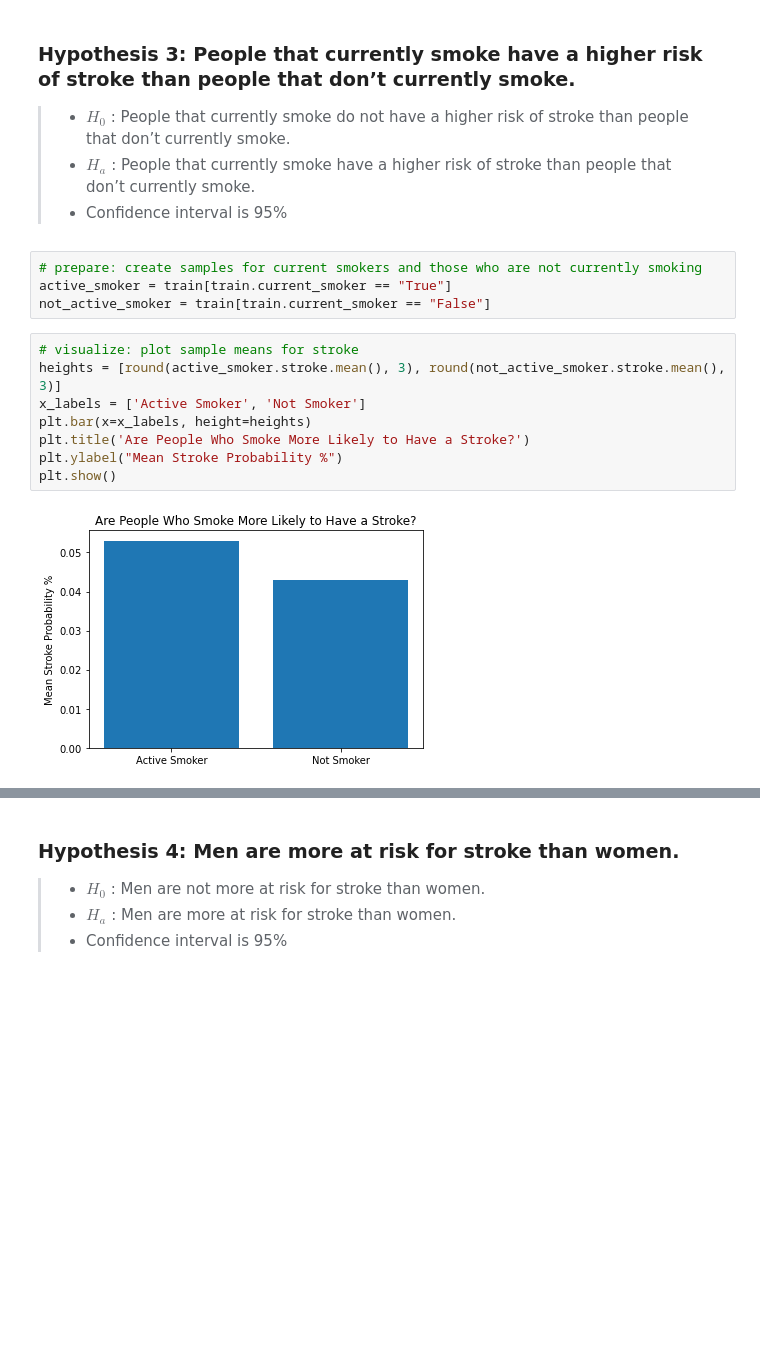
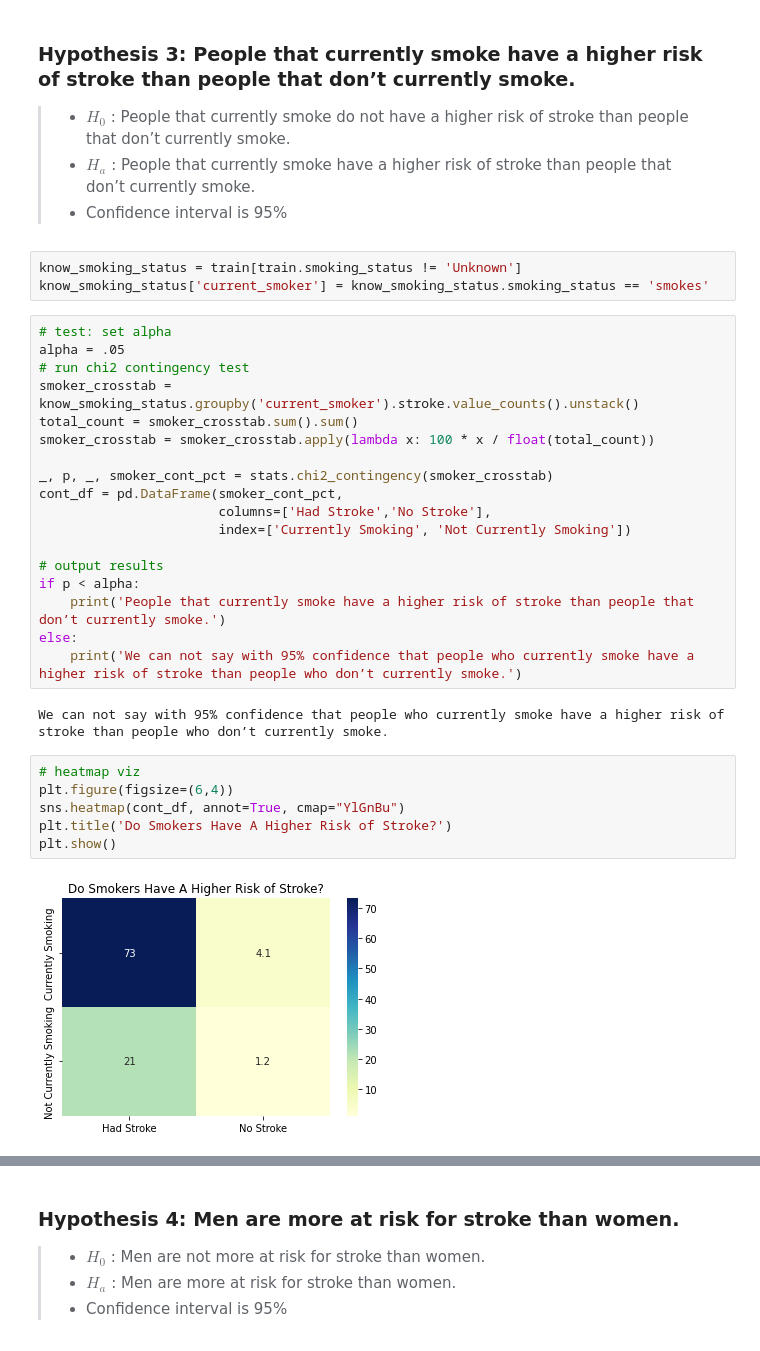
Before and after one commit to stroke-predictors/germain-capstone-stoke-prediction, a Jupyter notebook: final_notebook.ipynb, the cells around one changed output, grey strips where cells are left out. Saved outputs shown, nothing was run; the diff lists cells and outputs as text; blank space fills up the shorter version.

```diff
--- a/final_notebook.ipynb
+++ b/final_notebook.ipynb
@@ -193,18 +210,35 @@ We are 95% confident that people over 65 years old are more likely to have a str
 > - $H_0$ : People that currently smoke do not have a higher risk of stroke than people that don’t currently smoke.
 > - $H_a$ : People that currently smoke have a higher risk of stroke than people that don’t currently smoke.
 > - Confidence interval is 95%
-# %%
-# prepare: create samples for current smokers and those who are not currently smoking
-active_smoker = train[train.current_smoker == "True"]
-not_active_smoker = train[train.current_smoker == "False"]
-# %%
-# visualize: plot sample means for stroke
-heights = [round(active_smoker.stroke.mean(), 3), round(not_active_smoker.stroke.mean(), 3)]
-x_labels = ['Active Smoker', 'Not Smoker']
-plt.bar(x=x_labels, height=heights)
-plt.title('Are People Who Smoke More Likely to Have a Stroke?')
-plt.ylabel("Mean Stroke Probability %")
-plt.show()
-# %% [output]
-[figure, removed]
+# %%
+know_smoking_status = train[train.smoking_status != 'Unknown']
+know_smoking_status['current_smoker'] = know_smoking_status.smoking_status == 'smokes'
+# %%
+# test: set alpha
+alpha = .05
+# run chi2 contingency test
+smoker_crosstab = know_smoking_status.groupby('current_smoker').stroke.value_counts().unstack()
+total_count = smoker_crosstab.sum().sum()
+smoker_crosstab = smoker_crosstab.apply(lambda x: 100 * x / float(total_count))
+
+_, p, _, smoker_cont_pct = stats.chi2_contingency(smoker_crosstab)
+cont_df = pd.DataFrame(smoker_cont_pct,
+                       columns=['Had Stroke','No Stroke'],
+                       index=['Currently Smoking', 'Not Currently Smoking'])
+
+# output results
+if p < alpha:
+    print('People that currently smoke have a higher risk of stroke than people that don’t currently smoke.')
+else:
+    print('We can not say with 95% confidence that people who currently smoke have a higher risk of stroke than people who don’t currently smoke.')
+# %% [output]
+We can not say with 95% confidence that people who currently smoke have a higher risk of stroke than people who don’t currently smoke.
+# %%
+# heatmap viz
+plt.figure(figsize=(6,4))
+sns.heatmap(cont_df, annot=True, cmap="YlGnBu")
+plt.title('Do Smokers Have A Higher Risk of Stroke?')
+plt.show()
+# %% [output]
+[figure, added]
 # %%
```
Also changed, not shown: parts of 12 cells of this notebook.
